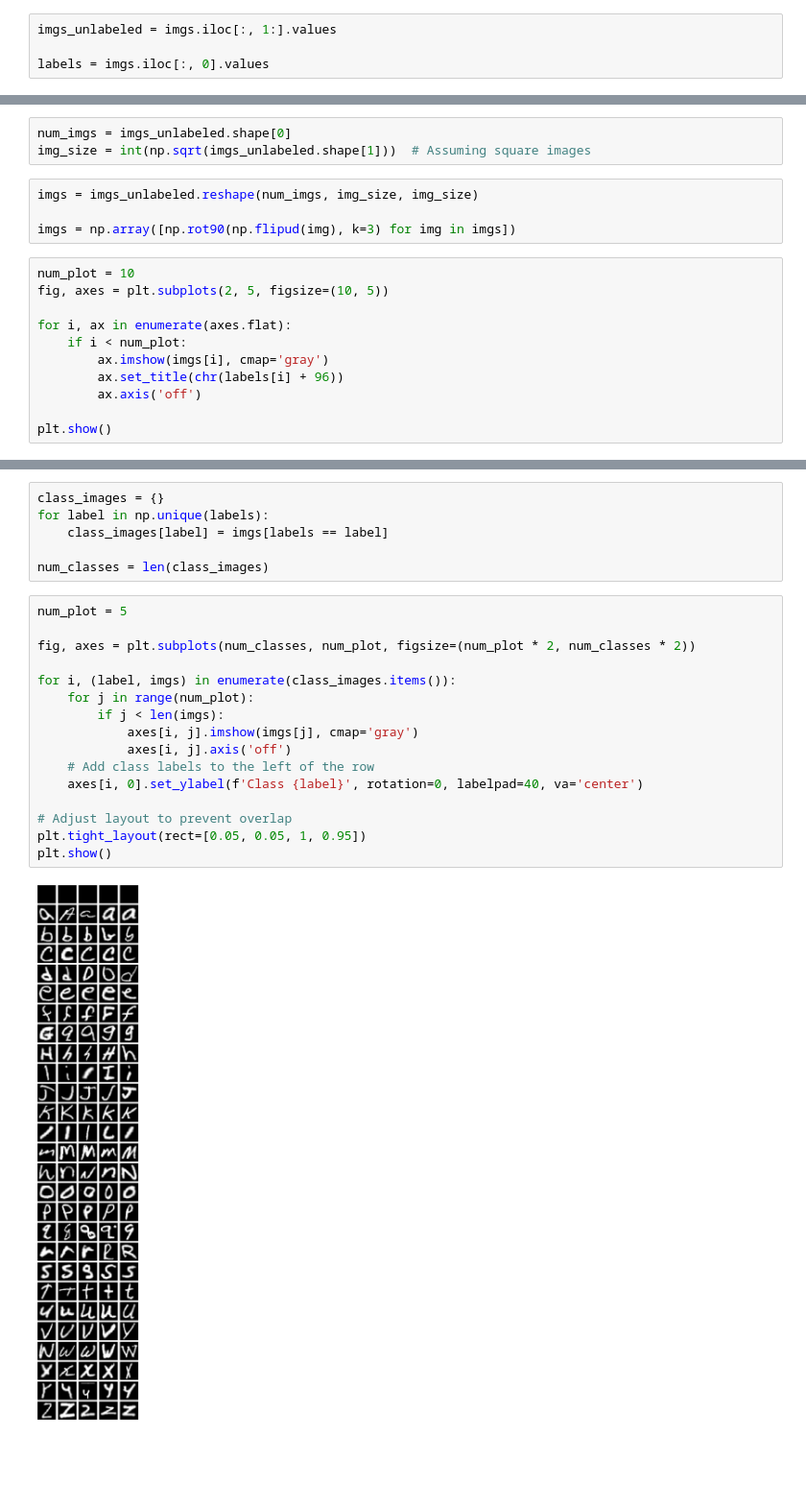
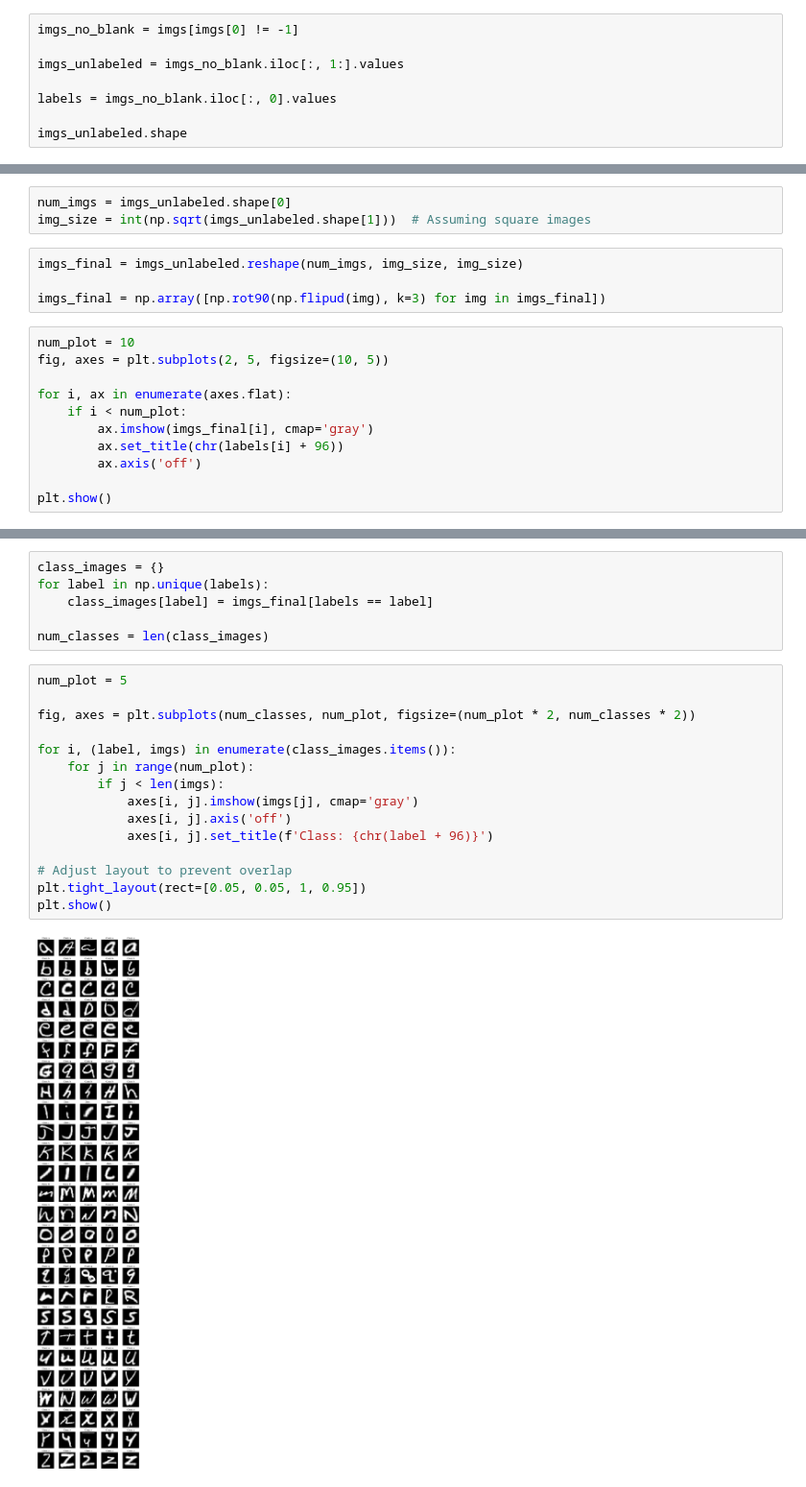
Before and after one commit to TayYikoon/CA2, a Jupyter notebook: DELE_CA2.ipynb, the cells around one changed output, grey strips where cells are left out. Shown: that part at 96% size. Drawn from its saved outputs; the diff is of its cells as text; blank space fills up the shorter version.

```diff
--- a/DELE_CA2.ipynb
+++ b/DELE_CA2.ipynb
@@ -21,4 +21,8 @@ imgs.shape
 # %%
-imgs_unlabeled = imgs.iloc[:, 1:].values
+imgs_no_blank = imgs[imgs[0] != -1]
 
-labels = imgs.iloc[:, 0].values
+imgs_unlabeled = imgs_no_blank.iloc[:, 1:].values
+
+labels = imgs_no_blank.iloc[:, 0].values
+
+imgs_unlabeled.shape
@@ -26,16 +32,16 @@ labels = imgs.iloc[:, 0].values
 num_imgs = imgs_unlabeled.shape[0]
 img_size = int(np.sqrt(imgs_unlabeled.shape[1]))  # Assuming square images
 # %%
-imgs = imgs_unlabeled.reshape(num_imgs, img_size, img_size)
+imgs_final = imgs_unlabeled.reshape(num_imgs, img_size, img_size)
 
-imgs = np.array([np.rot90(np.flipud(img), k=3) for img in imgs])
+imgs_final = np.array([np.rot90(np.flipud(img), k=3) for img in imgs_final])
 # %%
 num_plot = 10
 fig, axes = plt.subplots(2, 5, figsize=(10, 5))
 
 for i, ax in enumerate(axes.flat):
     if i < num_plot:
-        ax.imshow(imgs[i], cmap='gray')
+        ax.imshow(imgs_final[i], cmap='gray')
         ax.set_title(chr(labels[i] + 96))
         ax.axis('off')
 
@@ -45,24 +51,23 @@ plt.show()
 # %%
 class_images = {}
 for label in np.unique(labels):
-    class_images[label] = imgs[labels == label]
+    class_images[label] = imgs_final[labels == label]
 
 num_classes = len(class_images)
 # %%
 num_plot = 5
 
 fig, axes = plt.subplots(num_classes, num_plot, figsize=(num_plot * 2, num_classes * 2))
 
 for i, (label, imgs) in enumerate(class_images.items()):
     for j in range(num_plot):
         if j < len(imgs):
             axes[i, j].imshow(imgs[j], cmap='gray')
             axes[i, j].axis('off')
-    # Add class labels to the left of the row
-    axes[i, 0].set_ylabel(f'Class {label}', rotation=0, labelpad=40, va='center')
+            axes[i, j].set_title(f'Class: {chr(label + 96)}')
 
 # Adjust layout to prevent overlap
 plt.tight_layout(rect=[0.05, 0.05, 1, 0.95])
 plt.show()
 # %% [output]
-[figure, old version]
+[figure, new version]
```
Also changed, not shown: parts of 4 cells of this notebook.
